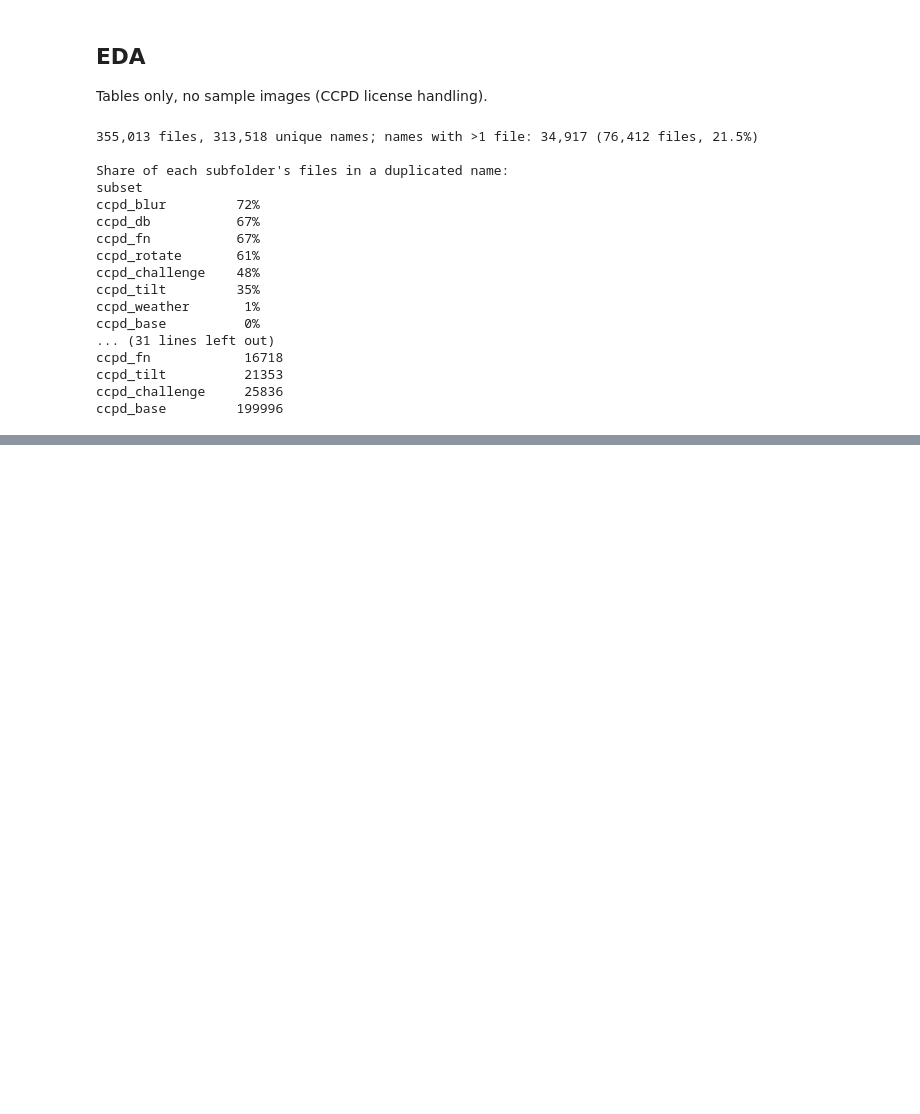
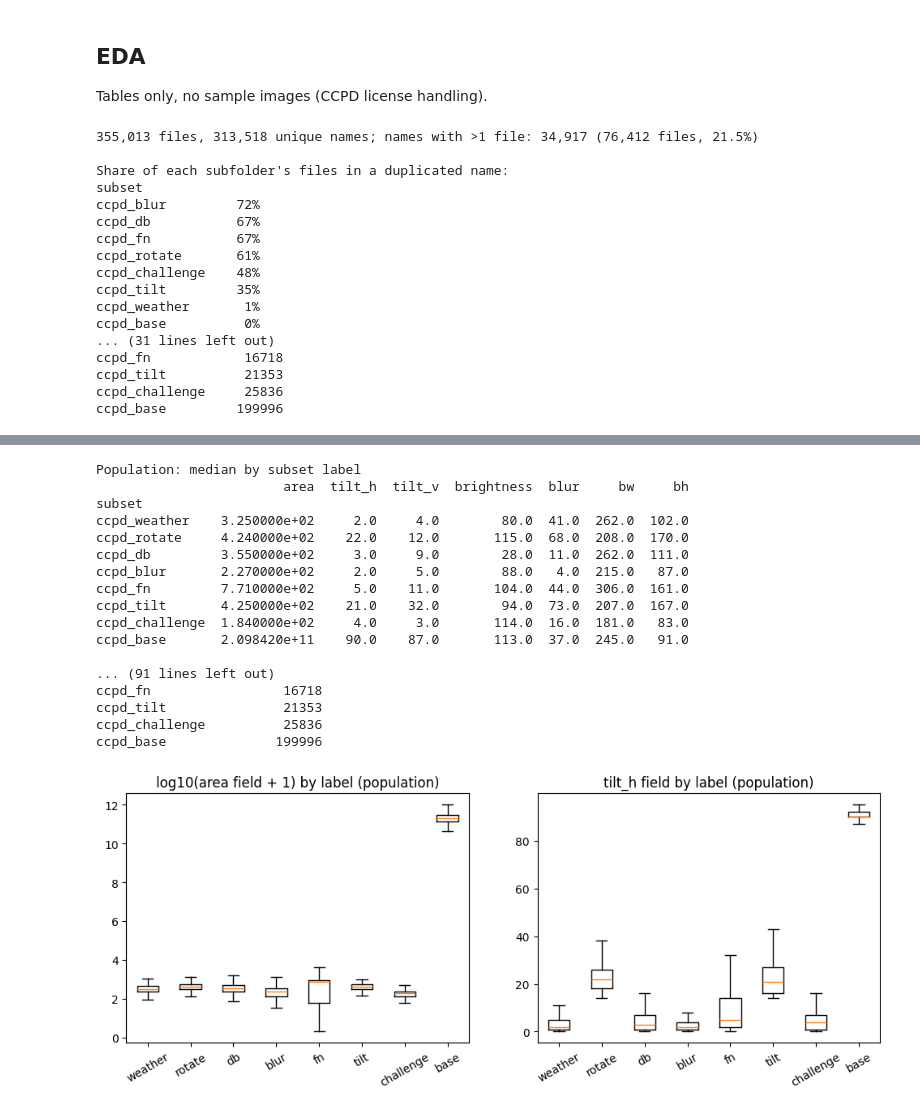
Before and after one commit to medrees-1000/vehicle-plate-recognition, a Jupyter notebook: notebooks/01_eda.ipynb, the cells around one changed output, grey strips where cells are left out. Cells and saved outputs as stored; diff of their text form; code cells hidden in the pictures; blank space fills up the shorter version.

```diff
--- a/notebooks/01_eda.ipynb
+++ b/notebooks/01_eda.ipynb
@@ -144,0 +313,56 @@ ccpd_base         199996
+# %%
+# 5e. Anomaly check: do the filename fields mean the same thing in every subset label? (counts and shapes only, no names)
+try:
+    sample_df, pop_df
+except NameError:
+    raise RuntimeError("run 5c first")
+
+cols = ["area", "tilt_h", "tilt_v", "brightness", "blur", "bw", "bh"]
+for title, d in (("Population", pop_df), ("Sample", sample_df)):
+    print(f"\n{title}: median by subset label")
+    print(d.groupby("subset")[cols].median().reindex(ccpd.PRIORITY).round(1).to_string())
+print("\nPopulation: 5% / 50% / 95% of area and tilt_h by label")
+print(pop_df.groupby("subset")[["area", "tilt_h"]].quantile([0.05, 0.5, 0.95]).unstack().reindex(ccpd.PRIORITY).round(1).to_string())
+print("\nShare of population rows with area > 1,000,000, by label:")
+print((pop_df.area > 1_000_000).groupby(pop_df.subset).mean().reindex(ccpd.PRIORITY).map("{:.0%}".format).to_string())
+
+# field formats: digit runs are replaced by 9, so formats can be compared without printing any name
+fields = pd.DataFrame([PurePosixPath(m).stem.split("-") for m in pop_df.member],
+                      columns=["area", "tilt", "bbox", "verts", "plate", "brightness", "blur"])
+fields["subset"] = pop_df.subset.values
+def top(s, k=8):
+    return s.where(s.isin(s.value_counts().index[:k]), "other")
+print("\nPopulation: number of digits in the area field, by label")
+print(pd.crosstab(fields.subset, fields.area.str.len()).reindex(ccpd.PRIORITY).to_string())
+for f in ("tilt", "bbox", "verts", "plate"):
+    print(f"\nPopulation: shape of the {f} field by label (digit runs -> 9)")
+    print(pd.crosstab(fields.subset, top(fields[f].map(lambda v: re.sub(r"\d+", "9", v)))).reindex(ccpd.PRIORITY).to_string())
+
+order = list(ccpd.PRIORITY)
+fig, axes = plt.subplots(1, 2, figsize=(12, 4))
+axes[0].boxplot([np.log10(pop_df.area[pop_df.subset == s] + 1) for s in order], showfliers=False)
+axes[0].set_title("log10(area field + 1) by label (population)")
+axes[1].boxplot([pop_df.tilt_h[pop_df.subset == s] for s in order], showfliers=False)
+axes[1].set_title("tilt_h field by label (population)")
+for ax in axes:
+    ax.set_xticks(range(1, len(order) + 1)); ax.set_xticklabels([s.replace("ccpd_", "") for s in order], rotation=30)
+save_fig(fig, "00_fields_by_label"); plt.show()
+# %% [output]
+Population: median by subset label
+                        area  tilt_h  tilt_v  brightness  blur     bw     bh
+subset
+ccpd_weather    3.250000e+02     2.0     4.0        80.0  41.0  262.0  102.0
+ccpd_rotate     4.240000e+02    22.0    12.0       115.0  68.0  208.0  170.0
+ccpd_db         3.550000e+02     3.0     9.0        28.0  11.0  262.0  111.0
+ccpd_blur       2.270000e+02     2.0     5.0        88.0   4.0  215.0   87.0
+ccpd_fn         7.710000e+02     5.0    11.0       104.0  44.0  306.0  161.0
+ccpd_tilt       4.250000e+02    21.0    32.0        94.0  73.0  207.0  167.0
+ccpd_challenge  1.840000e+02     4.0     3.0       114.0  16.0  181.0   83.0
+ccpd_base       2.098420e+11    90.0    87.0       113.0  37.0  245.0   91.0
+
+... (91 lines left out)
+ccpd_fn                 16718
+ccpd_tilt               21353
+ccpd_challenge          25836
+ccpd_base              199996
+[figure, added]
```
Also changed, not shown: parts of 17 cells of this notebook.
